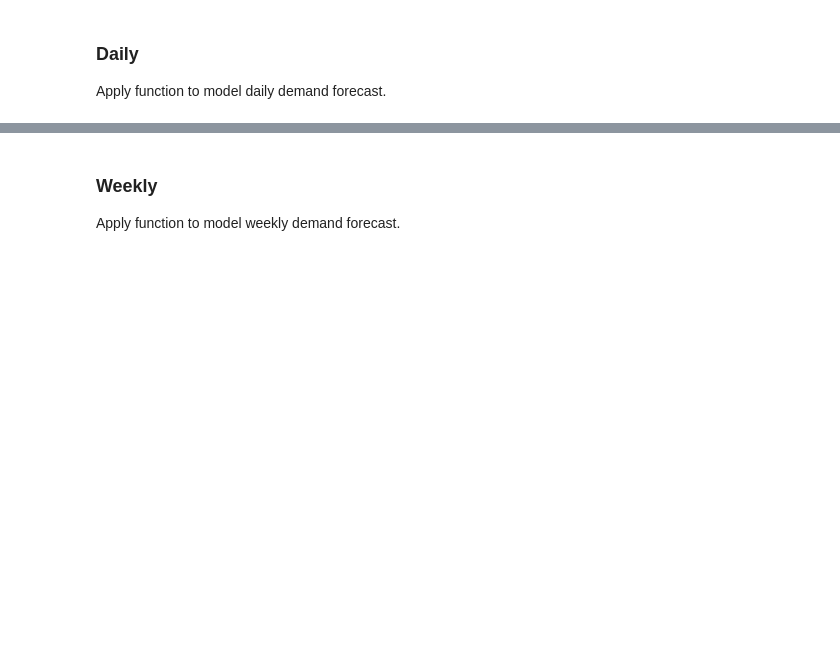
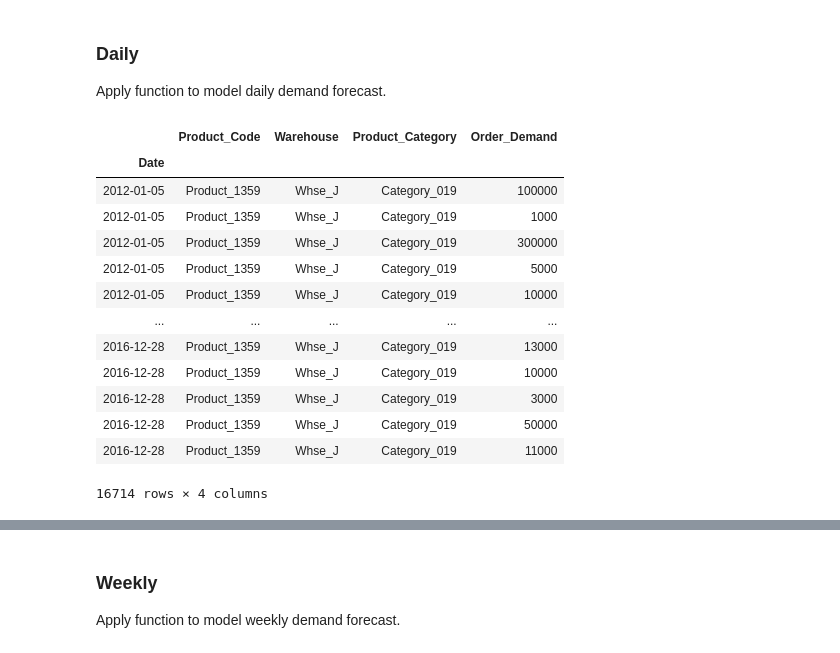
Before and after one commit to JessicaFB/Product-Demand-Forecasting, a Jupyter notebook: Product-Demand-Forecasting.ipynb, the cells around one changed output, grey strips where cells are left out. Drawn from its saved outputs; the diff is of its cells as text; code cells hidden in the pictures; blank space fills up the shorter version.

```diff
--- a/Product-Demand-Forecasting.ipynb
+++ b/Product-Demand-Forecasting.ipynb
@@ -993,4 +992,21 @@ def ts_model(ts_df, freq='D', periods=365):
 ### Daily
 
 Apply function to model daily demand forecast.
+# %%
+top_prod
+# %% [output]
+|  | Product_Code | Warehouse | Product_Category | Order_Demand |
+| Date |  |  |  |  |
+| 2012-01-05 | Product_1359 | Whse_J | Category_019 | 100000 |
+| 2012-01-05 | Product_1359 | Whse_J | Category_019 | 1000 |
+| 2012-01-05 | Product_1359 | Whse_J | Category_019 | 300000 |
+| 2012-01-05 | Product_1359 | Whse_J | Category_019 | 5000 |
+| 2012-01-05 | Product_1359 | Whse_J | Category_019 | 10000 |
+| ... | ... | ... | ... | ... |
+| 2016-12-28 | Product_1359 | Whse_J | Category_019 | 13000 |
+| 2016-12-28 | Product_1359 | Whse_J | Category_019 | 10000 |
+| 2016-12-28 | Product_1359 | Whse_J | Category_019 | 3000 |
+| 2016-12-28 | Product_1359 | Whse_J | Category_019 | 50000 |
+| 2016-12-28 | Product_1359 | Whse_J | Category_019 | 11000 |
+16714 rows × 4 columns
 # %%
```
Also changed, not shown: parts of 20 cells of this notebook.
